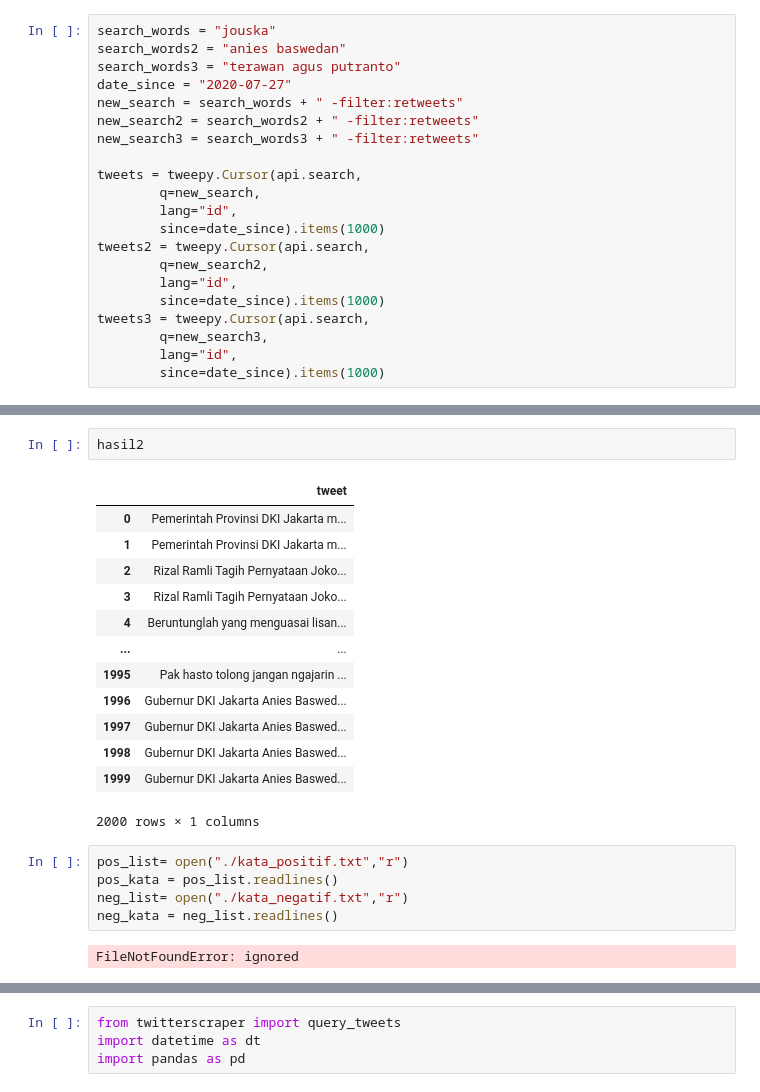
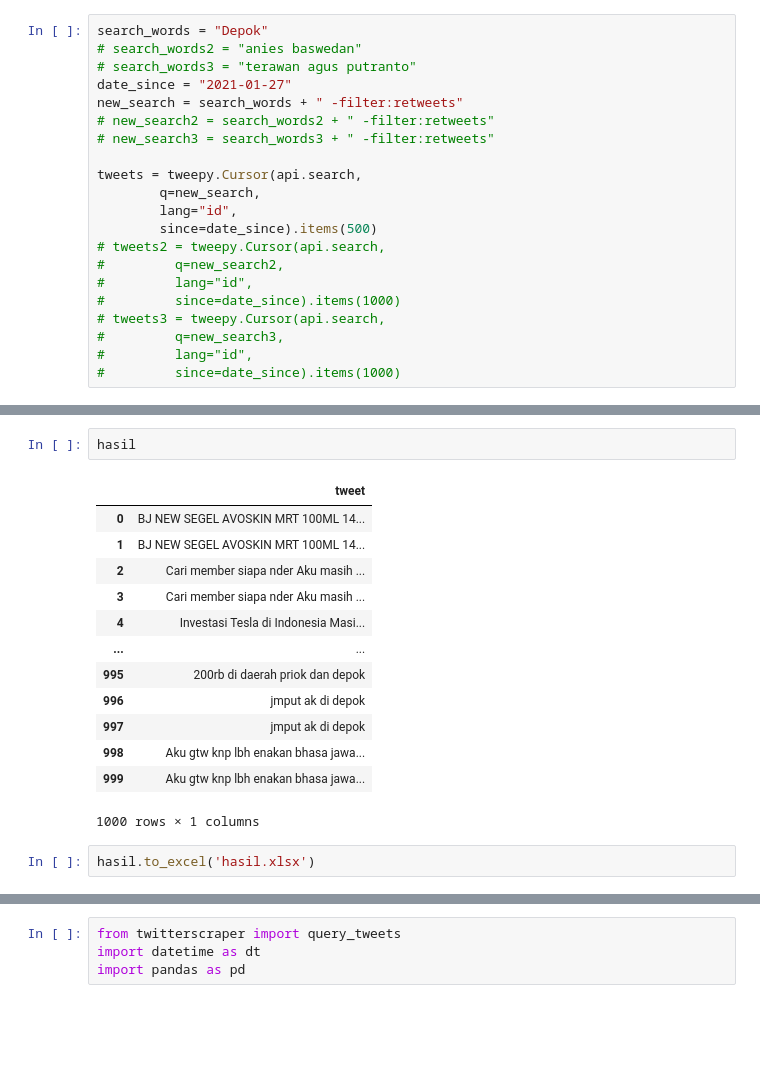
Before and after one commit to geadalfa/kesehatanKota, a Jupyter notebook: Sentimen_kesehatan.ipynb, the cells around one changed output, grey strips where cells are left out. Drawn from its saved outputs; the diff is of its cells as text; blank space fills up the shorter version.

```diff
--- a/Sentimen_kesehatan.ipynb
+++ b/Sentimen_kesehatan.ipynb
@@ -53,24 +62,24 @@ api = tweepy.API(auth)
 # %%
-search_words = "jouska"
-search_words2 = "anies baswedan"
-search_words3 = "terawan agus putranto"
-date_since = "2020-07-27"
+search_words = "Depok"
+# search_words2 = "anies baswedan"
+# search_words3 = "terawan agus putranto"
+date_since = "2021-01-27"
 new_search = search_words + " -filter:retweets"
-new_search2 = search_words2 + " -filter:retweets"
-new_search3 = search_words3 + " -filter:retweets"
+# new_search2 = search_words2 + " -filter:retweets"
+# new_search3 = search_words3 + " -filter:retweets"
 
 tweets = tweepy.Cursor(api.search,
         q=new_search,
         lang="id",
-        since=date_since).items(1000)
-tweets2 = tweepy.Cursor(api.search,
-        q=new_search2,
-        lang="id",
-        since=date_since).items(1000)
-tweets3 = tweepy.Cursor(api.search,
-        q=new_search3,
-        lang="id",
-        since=date_since).items(1000)
+        since=date_since).items(500)
+# tweets2 = tweepy.Cursor(api.search,
+#         q=new_search2,
+#         lang="id",
+#         since=date_since).items(1000)
+# tweets3 = tweepy.Cursor(api.search,
+#         q=new_search3,
+#         lang="id",
+#         since=date_since).items(1000)
 # %%
 items = []
 for tweet in tweets:
@@ -98,23 +107,18 @@ hasil3 = pd.DataFrame(data=items3, columns=['tweet'])
-# %%
-hasil2
-# %% [output]
-|  | tweet |
-| 0 | Pemerintah Provinsi DKI Jakarta m... |
-| 1 | Pemerintah Provinsi DKI Jakarta m... |
-| 2 | Rizal Ramli Tagih Pernyataan Joko... |
-| 3 | Rizal Ramli Tagih Pernyataan Joko... |
-| 4 | Beruntunglah yang menguasai lisan... |
-| ... | ... |
-| 1995 | Pak hasto tolong jangan ngajarin ... |
-| 1996 | Gubernur DKI Jakarta Anies Baswed... |
-| 1997 | Gubernur DKI Jakarta Anies Baswed... |
-| 1998 | Gubernur DKI Jakarta Anies Baswed... |
-| 1999 | Gubernur DKI Jakarta Anies Baswed... |
-2000 rows × 1 columns
-# %%
-pos_list= open("./kata_positif.txt","r")
-pos_kata = pos_list.readlines()
-neg_list= open("./kata_negatif.txt","r")
-neg_kata = neg_list.readlines()
-# %% [output]
-FileNotFoundError: ignored
+# %%
+hasil
+# %% [output]
+|  | tweet |
+| 0 | BJ NEW SEGEL AVOSKIN MRT 100ML 14... |
+| 1 | BJ NEW SEGEL AVOSKIN MRT 100ML 14... |
+| 2 | Cari member siapa nder Aku masih ... |
+| 3 | Cari member siapa nder Aku masih ... |
+| 4 | Investasi Tesla di Indonesia Masi... |
+| ... | ... |
+| 995 | 200rb di daerah priok dan depok |
+| 996 | jmput ak di depok |
+| 997 | jmput ak di depok |
+| 998 | Aku gtw knp lbh enakan bhasa jawa... |
+| 999 | Aku gtw knp lbh enakan bhasa jawa... |
+1000 rows × 1 columns
+# %%
+hasil.to_excel('hasil.xlsx')
```
Also changed, not shown: parts of 13 cells of this notebook.
